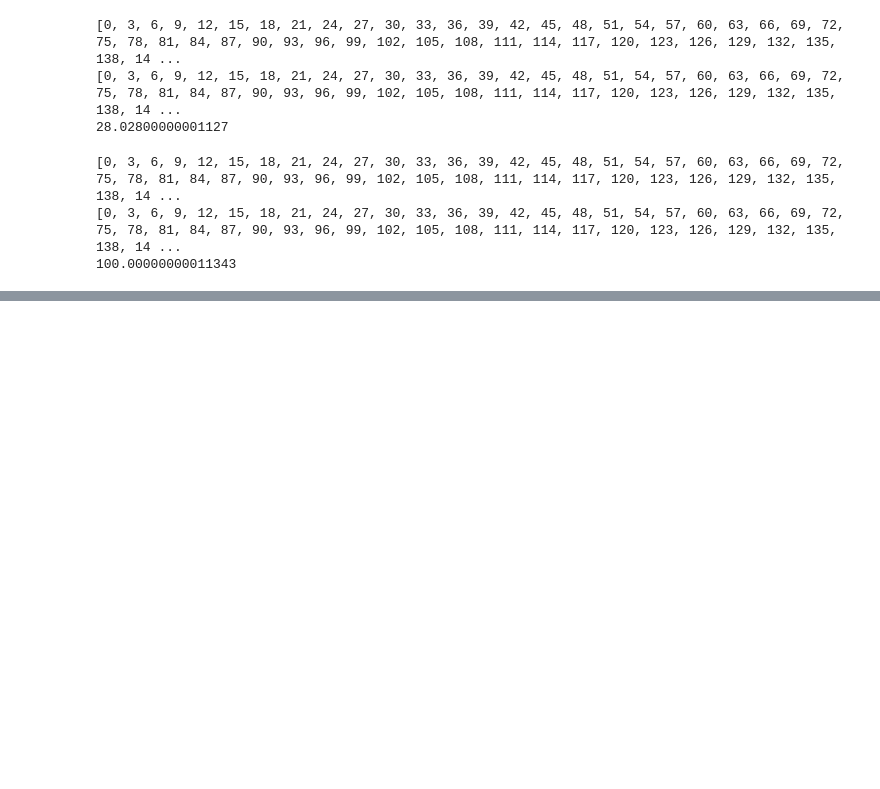
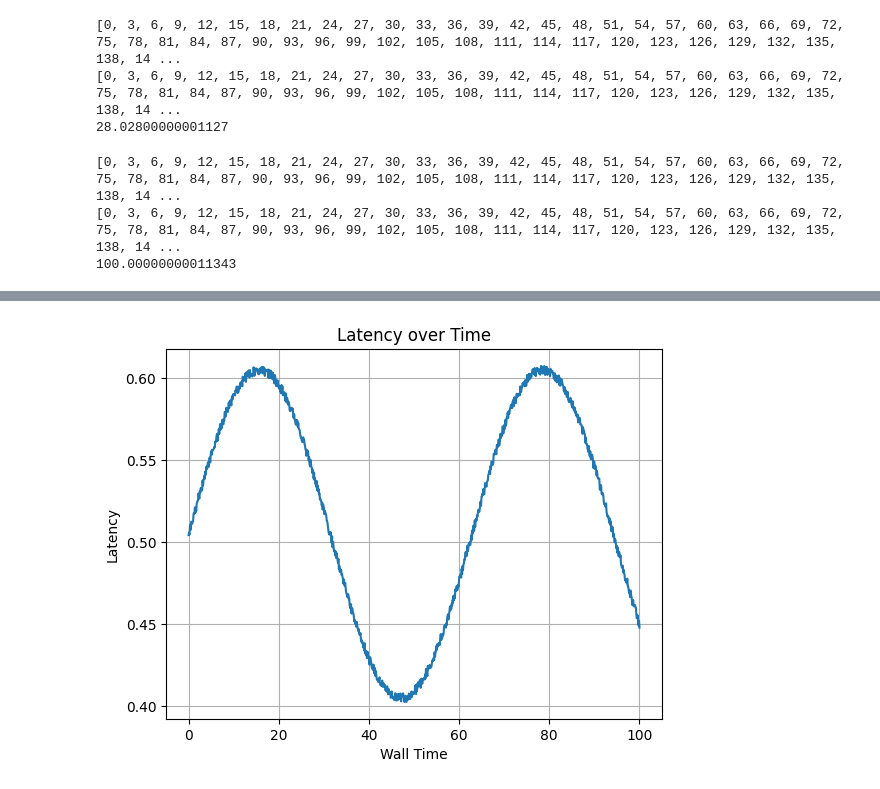
Before and after one commit to ThomasAtlantis/DRAGON, a Jupyter notebook: eval_scheduling.ipynb, the cells around one changed output, grey strips where cells are left out. Saved outputs shown, nothing was run; the diff lists cells and outputs as text; code cells hidden in the pictures; blank space fills up the shorter version.

```diff
--- a/eval_scheduling.ipynb
+++ b/eval_scheduling.ipynb
@@ -103,0 +103,17 @@ visualize(config, world)
+# %%
+import random
+import numpy as np
+
+latency, jitter = 0.5, 0.1
+wall_time = np.linspace(0, 100, 1000)
+ground_latency = 0.002 + np.random.uniform(0, 0.006, 1000)
+extra_latency_base = latency + np.sin(wall_time / 10) * jitter
+result = ground_latency + extra_latency_base
+plt.plot(wall_time, result)
+plt.title("Latency over Time")
+plt.xlabel("Wall Time")
+plt.ylabel("Latency")
+plt.grid()
+plt.show()
+# %% [output]
+[figure, added]
```
Also changed, not shown: parts of 5 cells of this notebook, 8 other files.
